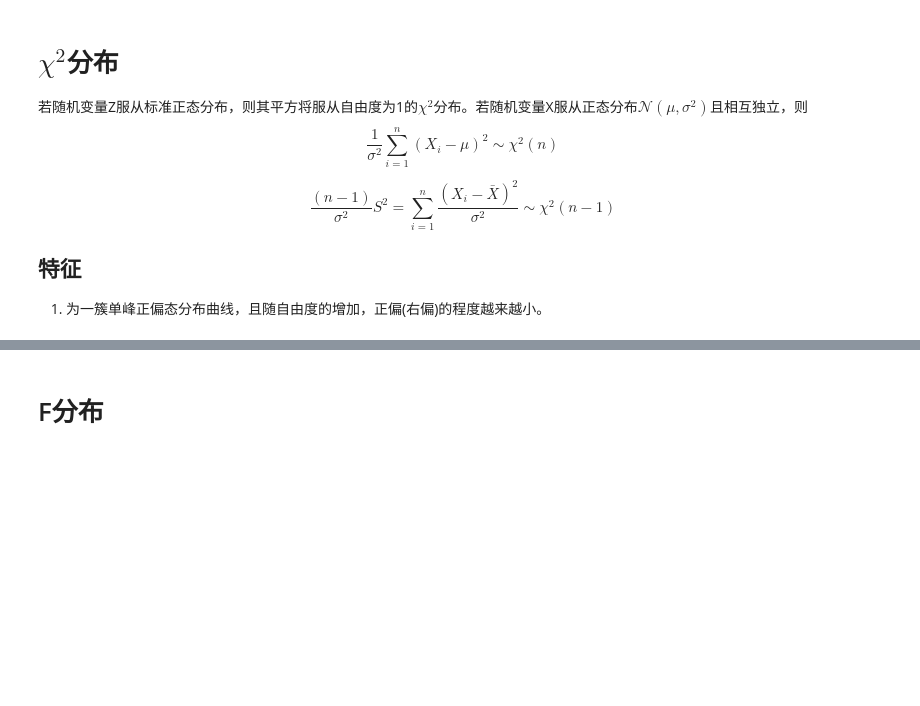
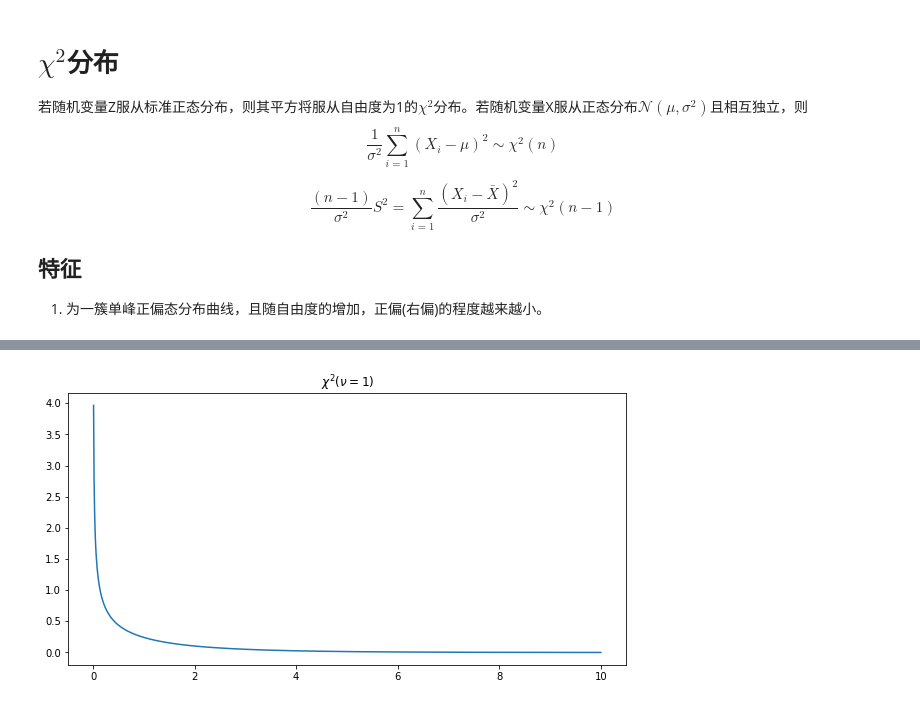
Before and after one commit to ZaneMuir/Medical_Statistics, a Jupyter notebook: notes/4 Sampling.ipynb, the cells around one changed output, grey strips where cells are left out. Drawn from its saved outputs; the diff is of its cells as text; code cells hidden in the pictures; blank space fills up the shorter version.

```diff
--- a/notes/4 Sampling.ipynb
+++ b/notes/4 Sampling.ipynb
@@ -101,2 +100,8 @@ plot!(title="chi^2 distribution")
-# %% [markdown]
-# F分布
+# %%
+X = np.linspace(0,10,1000)
+plt.figure(figsize=(10,5))
+plt.plot(X, scipy.stats.chi2(1).pdf(X))
+plt.title("$\chi^2(\\nu=1)$")
+plt.show()
+# %% [output]
+[figure, added]
```
Also changed, not shown: parts of 8 cells of this notebook, 4 other files.
